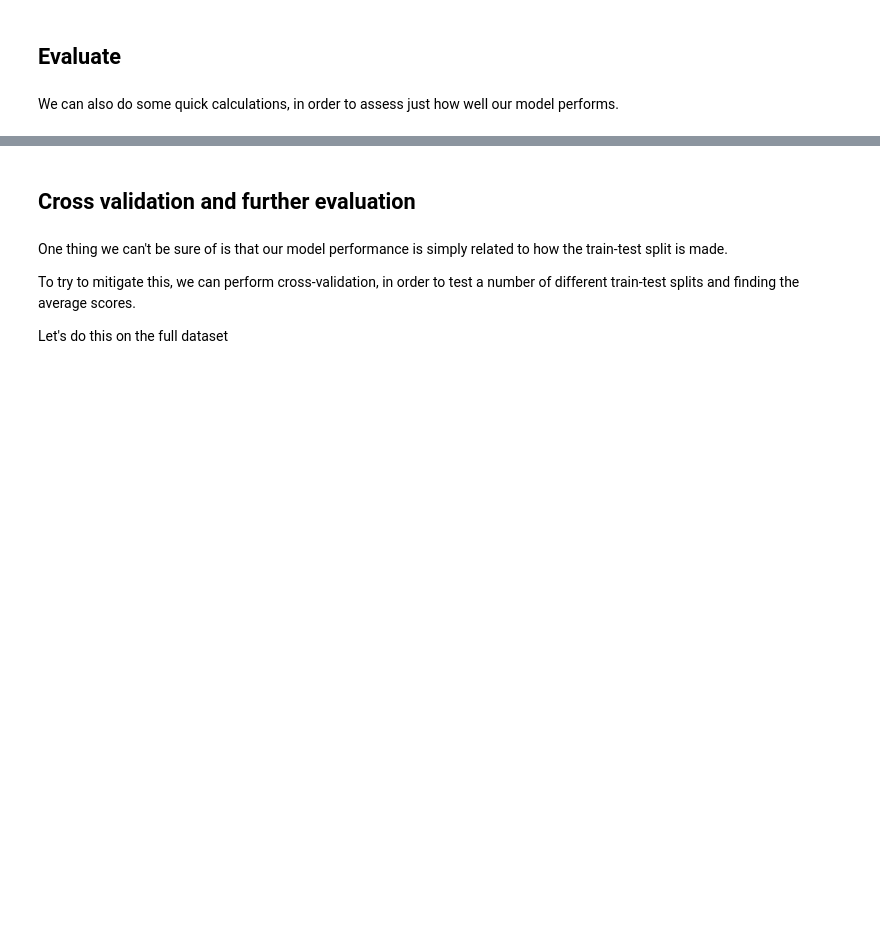
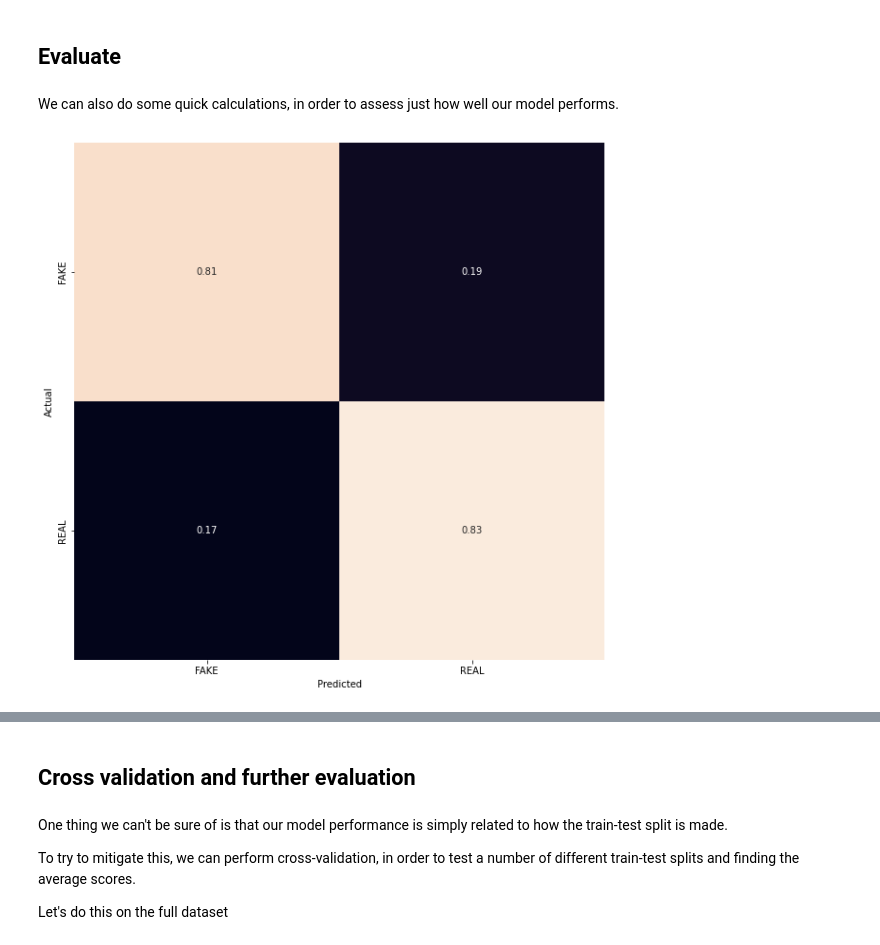
Before and after one commit to CDS-AU-DK/cds-language, a Jupyter notebook: notebooks/session7_inclass_rdkm.ipynb, the cells around one changed output, grey strips where cells are left out. Cells and saved outputs as stored; diff of their text form; code cells hidden in the pictures; blank space fills up the shorter version.

```diff
--- a/notebooks/session7_inclass_rdkm.ipynb
+++ b/notebooks/session7_inclass_rdkm.ipynb
@@ -81,5 +129,11 @@ To do this in practice, we first need to create a vectorizer.
 Tfidf vectors tend to be better for training classifiers. Why might that be?
 # %% [markdown]
 __Create vectorizer object__
+# %%
+vectorizer = TfidfVectorizer(ngram_range = (1,2),     # unigrams and bigrams (1 word and 2 word units)
+                             lowercase =  True,       # why use lowercase?
+                             max_df = 0.95,           # remove very common words
+                             min_df = 0.05,           # remove very rare words
+                             max_features = 100)      # keep only top 500 features
 # %% [markdown]
 This vectorizer is then used to turn all of our documents into a vector of numbers, instead of text.
@@ -89,10 +140,23 @@ Q: What are the first 20 features that are picked out by the CountVectorizer?
+# %%
+# first we fit to the training data...
+X_train_feats = vectorizer.fit_transform(X_train)
+
+#... then do it for our test data
+X_test_feats = vectorizer.transform(X_test)
+
+# get feature names
+feature_names = vectorizer.get_feature_names()
 # %% [markdown]
 ## Classifying and predicting
 # %% [markdown]
 We now have to 'fit' the classifier to our data. This means that the classifier takes our data and finds correlations between features and labels.
 
 These correlations are then the *model* that the classifier learns about our data. This model can then be used to predict the label for new, unseen data.
+# %%
+classifier = LogisticRegression(random_state=42).fit(X_train_feats, y_train)
 # %% [markdown]
 Q: How do we use the classifier to make predictions?
+# %%
+y_pred = classifier.predict(X_test_feats)
 # %% [markdown]
 Q: What are the predictions for the first 20 examples of the test data?
@@ -106,3 +195,7 @@
 ## Evaluate
 # %% [markdown]
 We can also do some quick calculations, in order to assess just how well our model performs.
+# %%
+clf.plot_cm(y_test, y_pred, normalized=True)
+# %% [output]
+[figure, added]
```
Also changed, not shown: parts of 30 cells of this notebook.
